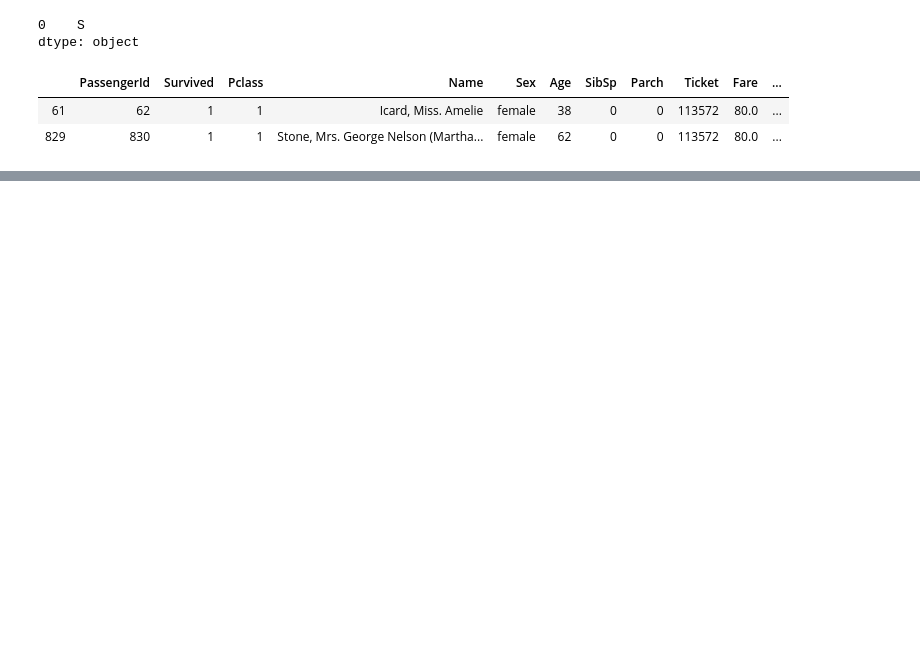
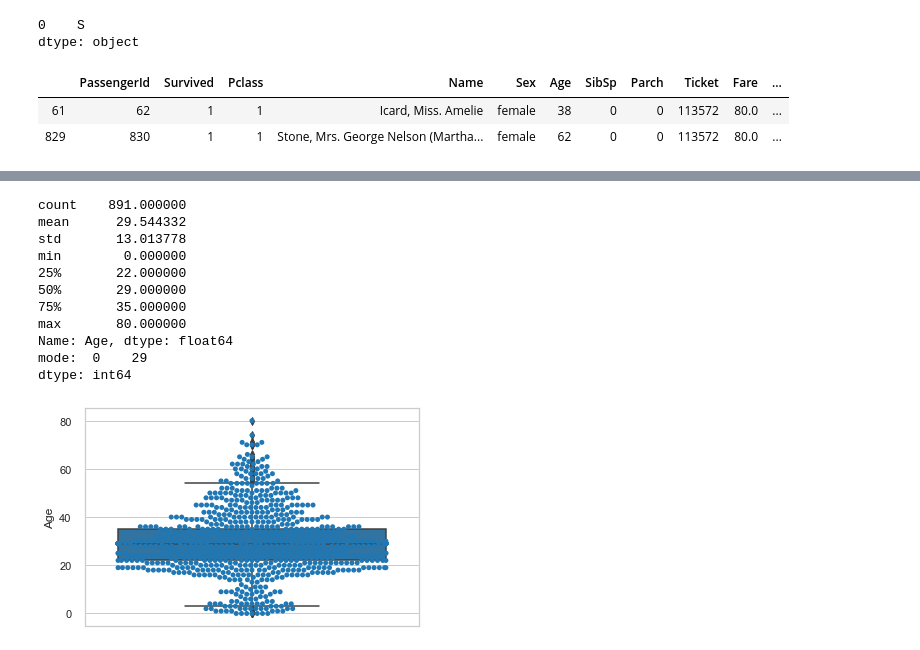
Before and after one commit to rajgupta-github/MachineLearning-with-Python, a Jupyter notebook: exploratory_data_analysis/Titanic/TitanicEDAFromMedium.ipynb, the cells around one changed output, grey strips where cells are left out. Saved outputs shown, nothing was run; the diff lists cells and outputs as text; code cells hidden in the pictures; blank space fills up the shorter version.

```diff
--- a/exploratory_data_analysis/Titanic/TitanicEDAFromMedium.ipynb
+++ b/exploratory_data_analysis/Titanic/TitanicEDAFromMedium.ipynb
@@ -103,0 +190,46 @@ train_df[train_df.Embarked.isna()]
+# %%
+def quantitative_summarized(dataframe, x=None, y=None, hue=None, palette='Set1', ax=None, verbose=True, swarm=False):
+    '''
+    Helper function that gives a quick summary of quantattive data
+    Arguments
+    =========
+    dataframe: pandas dataframe
+    x: str. horizontal axis to plot the labels of categorical data (usually the target variable)
+    y: str. vertical axis to plot the quantitative data
+    hue: str. if you want to compare it another categorical variable (usually the target variable if x is another variable)
+    palette: array-like. Colour of the plot
+    swarm: if swarm is set to True, a swarm plot would be overlayed
+    Returns
+    =======
+    Quick Stats of the data and also the box plot of the distribution
+    '''
+    series = dataframe[y]
+    print(series.describe())
+    print('mode: ', series.mode())
+    if verbose:
+        print('='*80)
+        print(series.value_counts())
+
+    sns.boxplot(x=x, y=y, hue=hue, data=dataframe, palette=palette, ax=ax)
+
+    if swarm:
+        sns.swarmplot(x=x, y=y, hue=hue, data=dataframe,
+                      palette=palette, ax=ax)
+
+    plt.show()
+# %%
+# univariate analysis
+quantitative_summarized(dataframe= train_df, y = 'Age', palette=c_palette, verbose=False, swarm=True)
+# %% [output]
+count    891.000000
+mean      29.544332
+std       13.013778
+min        0.000000
+25%       22.000000
+50%       29.000000
+75%       35.000000
+max       80.000000
+Name: Age, dtype: float64
+mode:  0    29
+dtype: int64
+[figure, added]
```
Also changed, not shown: parts of 33 cells of this notebook, 2 other files.
